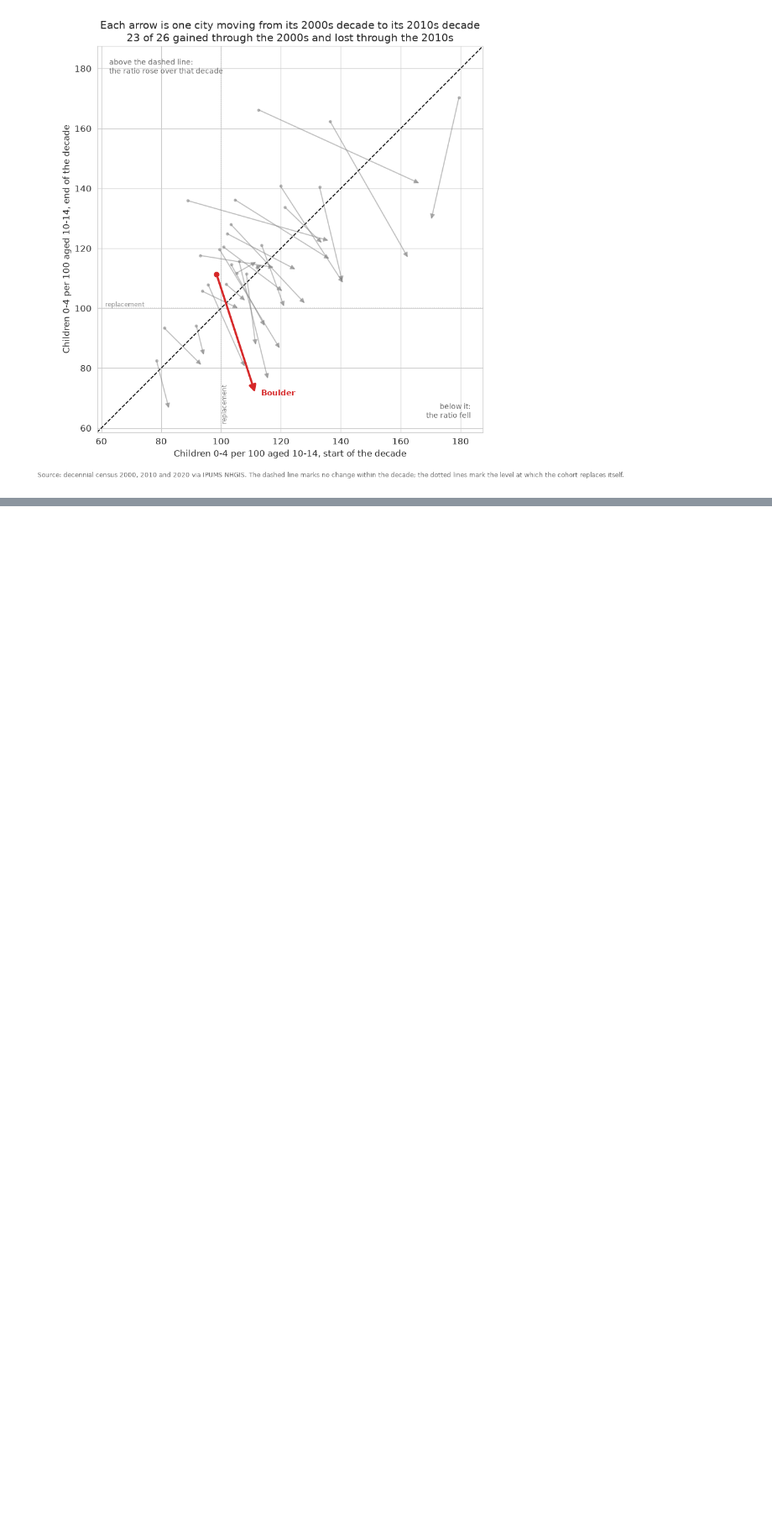
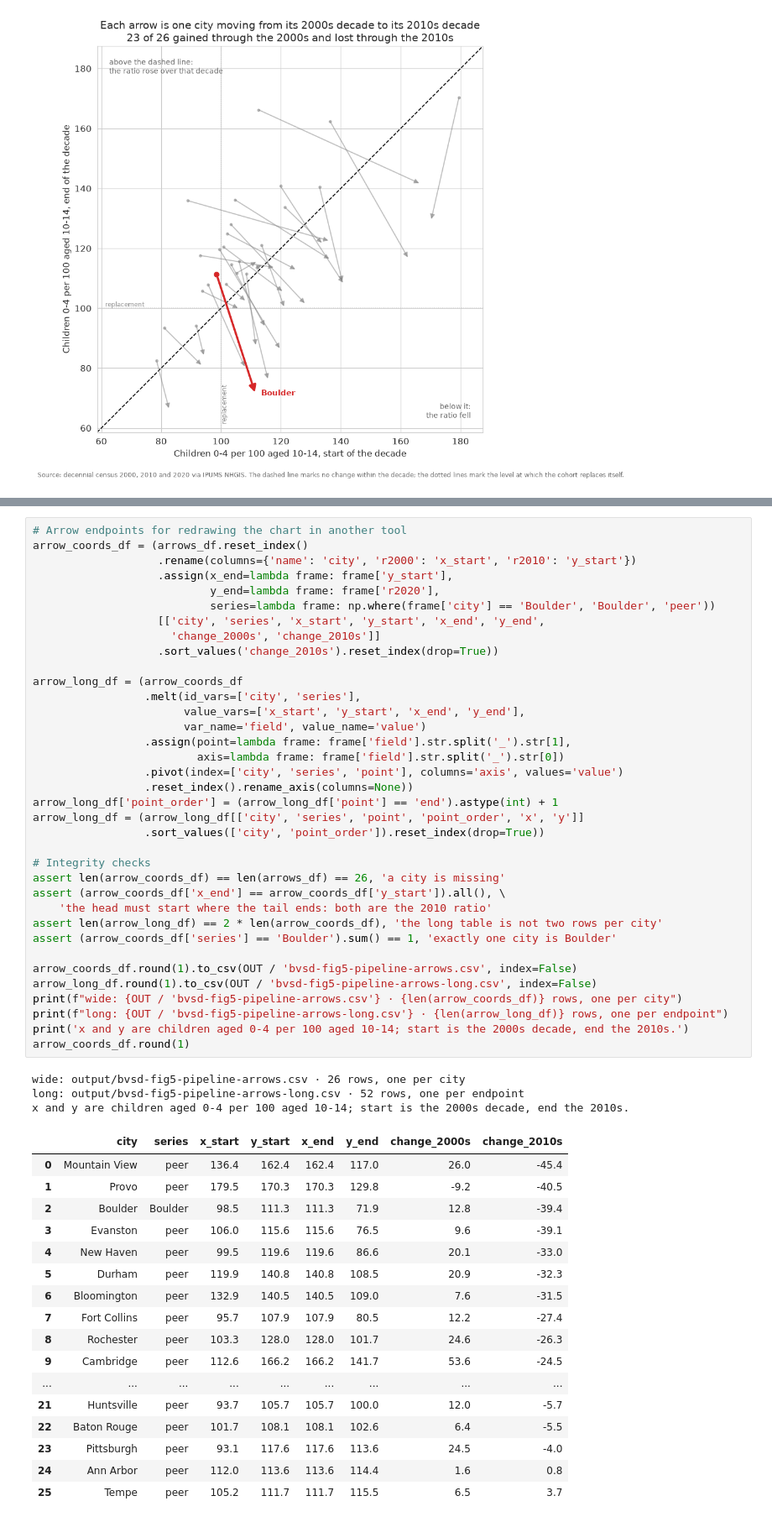
Before and after one commit to brianckeegan/charting-boulder, a Jupyter notebook: 2026-09-bvsd/bvsd-analysis.ipynb, the cells around one changed output, grey strips where cells are left out. Shown at 84% size. Cells and saved outputs as stored; diff of their text form; blank space fills up the shorter version.

```diff
--- a/2026-09-bvsd/bvsd-analysis.ipynb
+++ b/2026-09-bvsd/bvsd-analysis.ipynb
@@ -1040,3 +1046,60 @@ f.savefig(OUT / 'bvsd-fig5-pipeline-arrows.png', bbox_inches='tight')
+# %%
+# Arrow endpoints for redrawing the chart in another tool
+arrow_coords_df = (arrows_df.reset_index()
+                   .rename(columns={'name': 'city', 'r2000': 'x_start', 'r2010': 'y_start'})
+                   .assign(x_end=lambda frame: frame['y_start'],
+                           y_end=lambda frame: frame['r2020'],
+                           series=lambda frame: np.where(frame['city'] == 'Boulder', 'Boulder', 'peer'))
+                   [['city', 'series', 'x_start', 'y_start', 'x_end', 'y_end',
+                     'change_2000s', 'change_2010s']]
+                   .sort_values('change_2010s').reset_index(drop=True))
+
+arrow_long_df = (arrow_coords_df
+                 .melt(id_vars=['city', 'series'],
+                       value_vars=['x_start', 'y_start', 'x_end', 'y_end'],
+                       var_name='field', value_name='value')
+                 .assign(point=lambda frame: frame['field'].str.split('_').str[1],
+                         axis=lambda frame: frame['field'].str.split('_').str[0])
+                 .pivot(index=['city', 'series', 'point'], columns='axis', values='value')
+                 .reset_index().rename_axis(columns=None))
+arrow_long_df['point_order'] = (arrow_long_df['point'] == 'end').astype(int) + 1
+arrow_long_df = (arrow_long_df[['city', 'series', 'point', 'point_order', 'x', 'y']]
+                 .sort_values(['city', 'point_order']).reset_index(drop=True))
+
+# Integrity checks
+assert len(arrow_coords_df) == len(arrows_df) == 26, 'a city is missing'
+assert (arrow_coords_df['x_end'] == arrow_coords_df['y_start']).all(), \
+    'the head must start where the tail ends: both are the 2010 ratio'
+assert len(arrow_long_df) == 2 * len(arrow_coords_df), 'the long table is not two rows per city'
+assert (arrow_coords_df['series'] == 'Boulder').sum() == 1, 'exactly one city is Boulder'
+
+arrow_coords_df.round(1).to_csv(OUT / 'bvsd-fig5-pipeline-arrows.csv', index=False)
+arrow_long_df.round(1).to_csv(OUT / 'bvsd-fig5-pipeline-arrows-long.csv', index=False)
+print(f"wide: {OUT / 'bvsd-fig5-pipeline-arrows.csv'} · {len(arrow_coords_df)} rows, one per city")
+print(f"long: {OUT / 'bvsd-fig5-pipeline-arrows-long.csv'} · {len(arrow_long_df)} rows, one per endpoint")
+print('x and y are children aged 0-4 per 100 aged 10-14; start is the 2000s decade, end the 2010s.')
+arrow_coords_df.round(1)
+# %% [output]
+wide: output/bvsd-fig5-pipeline-arrows.csv · 26 rows, one per city
+long: output/bvsd-fig5-pipeline-arrows-long.csv · 52 rows, one per endpoint
+x and y are children aged 0-4 per 100 aged 10-14; start is the 2000s decade, end the 2010s.
+|  | city | series | x_start | y_start | x_end | y_end | change_2000s | change_2010s |
+| 0 | Mountain View | peer | 136.4 | 162.4 | 162.4 | 117.0 | 26.0 | -45.4 |
+| 1 | Provo | peer | 179.5 | 170.3 | 170.3 | 129.8 | -9.2 | -40.5 |
+| 2 | Boulder | Boulder | 98.5 | 111.3 | 111.3 | 71.9 | 12.8 | -39.4 |
+| 3 | Evanston | peer | 106.0 | 115.6 | 115.6 | 76.5 | 9.6 | -39.1 |
+| 4 | New Haven | peer | 99.5 | 119.6 | 119.6 | 86.6 | 20.1 | -33.0 |
+| 5 | Durham | peer | 119.9 | 140.8 | 140.8 | 108.5 | 20.9 | -32.3 |
+| 6 | Bloomington | peer | 132.9 | 140.5 | 140.5 | 109.0 | 7.6 | -31.5 |
+| 7 | Fort Collins | peer | 95.7 | 107.9 | 107.9 | 80.5 | 12.2 | -27.4 |
+| 8 | Rochester | peer | 103.3 | 128.0 | 128.0 | 101.7 | 24.6 | -26.3 |
+| 9 | Cambridge | peer | 112.6 | 166.2 | 166.2 | 141.7 | 53.6 | -24.5 |
+| ... | ... | ... | ... | ... | ... | ... | ... | ... |
+| 21 | Huntsville | peer | 93.7 | 105.7 | 105.7 | 100.0 | 12.0 | -5.7 |
+| 22 | Baton Rouge | peer | 101.7 | 108.1 | 108.1 | 102.6 | 6.4 | -5.5 |
+| 23 | Pittsburgh | peer | 93.1 | 117.6 | 117.6 | 113.6 | 24.5 | -4.0 |
+| 24 | Ann Arbor | peer | 112.0 | 113.6 | 113.6 | 114.4 | 1.6 | 0.8 |
+| 25 | Tempe | peer | 105.2 | 111.7 | 111.7 | 115.5 | 6.5 | 3.7 |
 # %% [markdown]
 ### Would an annual series say more?
 
```
Also changed, not shown: parts of 1 cell of this notebook, 3 other files.
